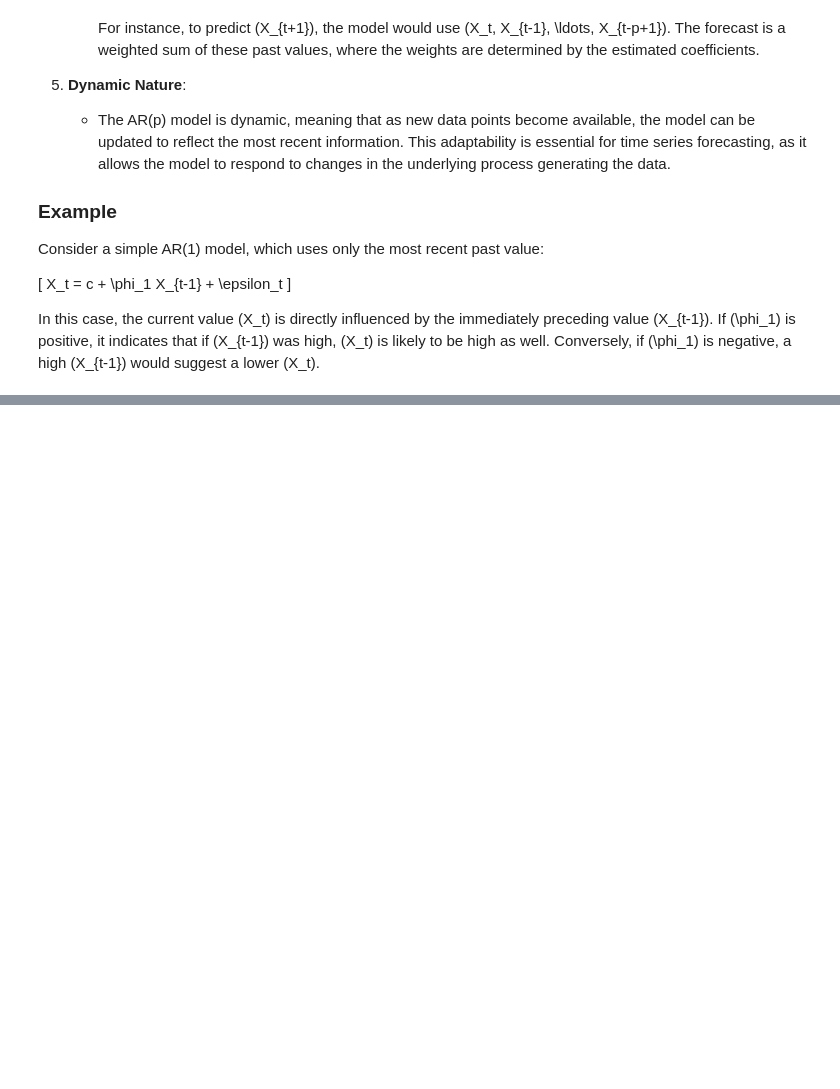
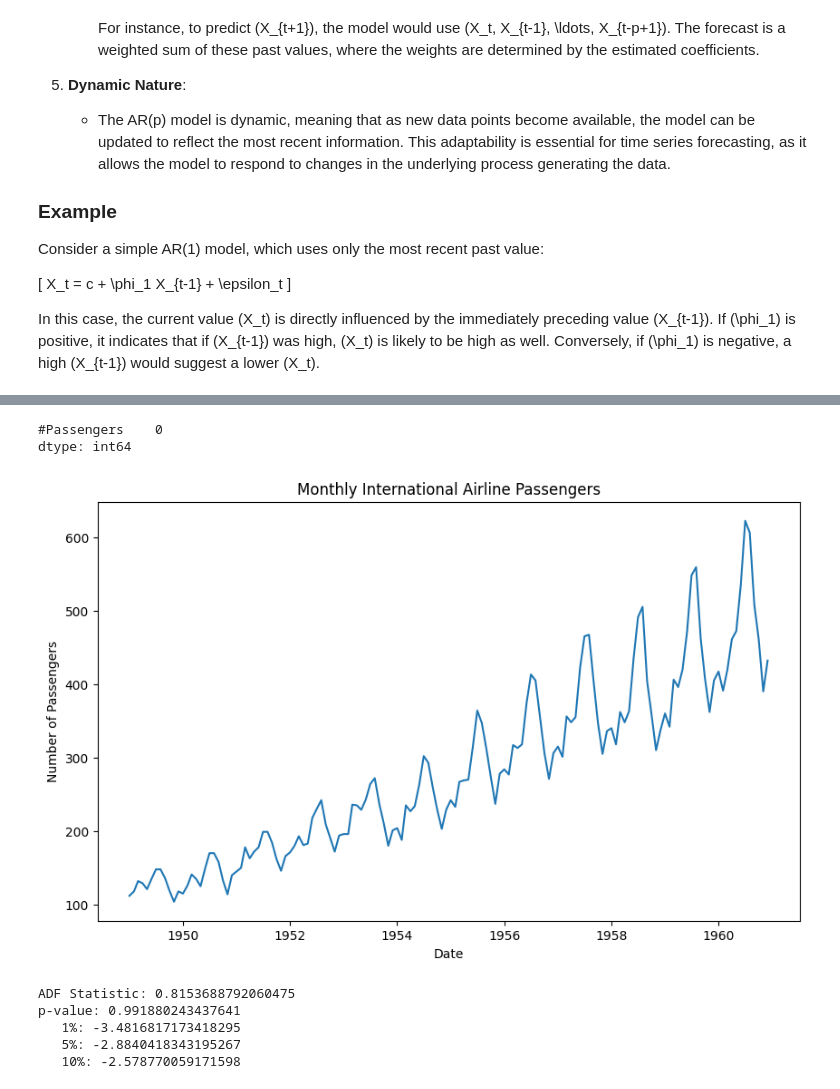
Before and after one commit to joyflorence/TIME-SERIES-AND-FORECASTING, a Jupyter notebook: practice/FORECASTING & STATISTICAL ANALYSIS/Statistical analysis.ipynb, the cells around one changed output, grey strips where cells are left out. Cells and saved outputs as stored; diff of their text form; code cells hidden in the pictures; blank space fills up the shorter version.

```diff
--- a/practice/FORECASTING & STATISTICAL ANALYSIS/Statistical analysis.ipynb
+++ b/practice/FORECASTING & STATISTICAL ANALYSIS/Statistical analysis.ipynb
@@ -158,0 +272,5 @@ In this case, the current value \(X_t\) is directly influenced by the immediatel
+# %%
+data = pd.read_csv('AirPassengers.csv')
+data['Month'] = pd.to_datetime(data['Month'])
+data.set_index('Month', inplace=True)
+data.head()
@@ -158,0 +285,28 @@ In this case, the current value \(X_t\) is directly influenced by the immediatel
+# %%
+# Check for missing values
+print(data.isnull().sum())
+
+plt.figure(figsize=(10, 6))
+plt.plot(data['#Passengers'])
+plt.title('Monthly International Airline Passengers')
+plt.xlabel('Date')
+plt.ylabel('Number of Passengers')
+plt.show()
+# %% [output]
+#Passengers    0
+dtype: int64
+[figure, added]
+# %%
+from statsmodels.tsa.stattools import adfuller
+
+result = adfuller(data['#Passengers'])
+print('ADF Statistic:', result[0])
+print('p-value:', result[1])
+for key, value in result[4].items():
+    print(f'   {key}: {value}')
+# %% [output]
+ADF Statistic: 0.8153688792060475
+p-value: 0.991880243437641
+   1%: -3.4816817173418295
+   5%: -2.8840418343195267
+   10%: -2.578770059171598
```
Also changed, not shown: parts of 29 cells of this notebook, 6 other files.
